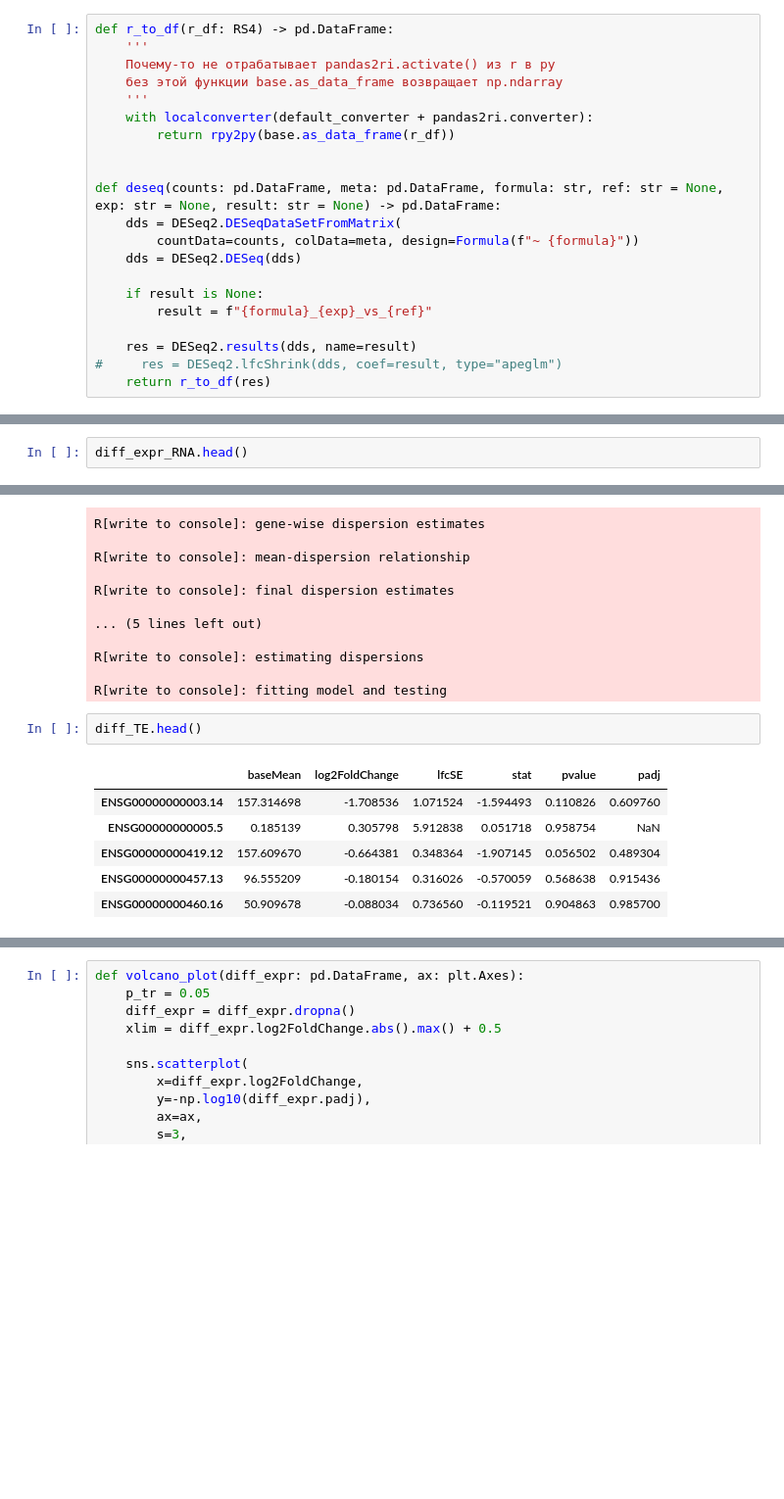
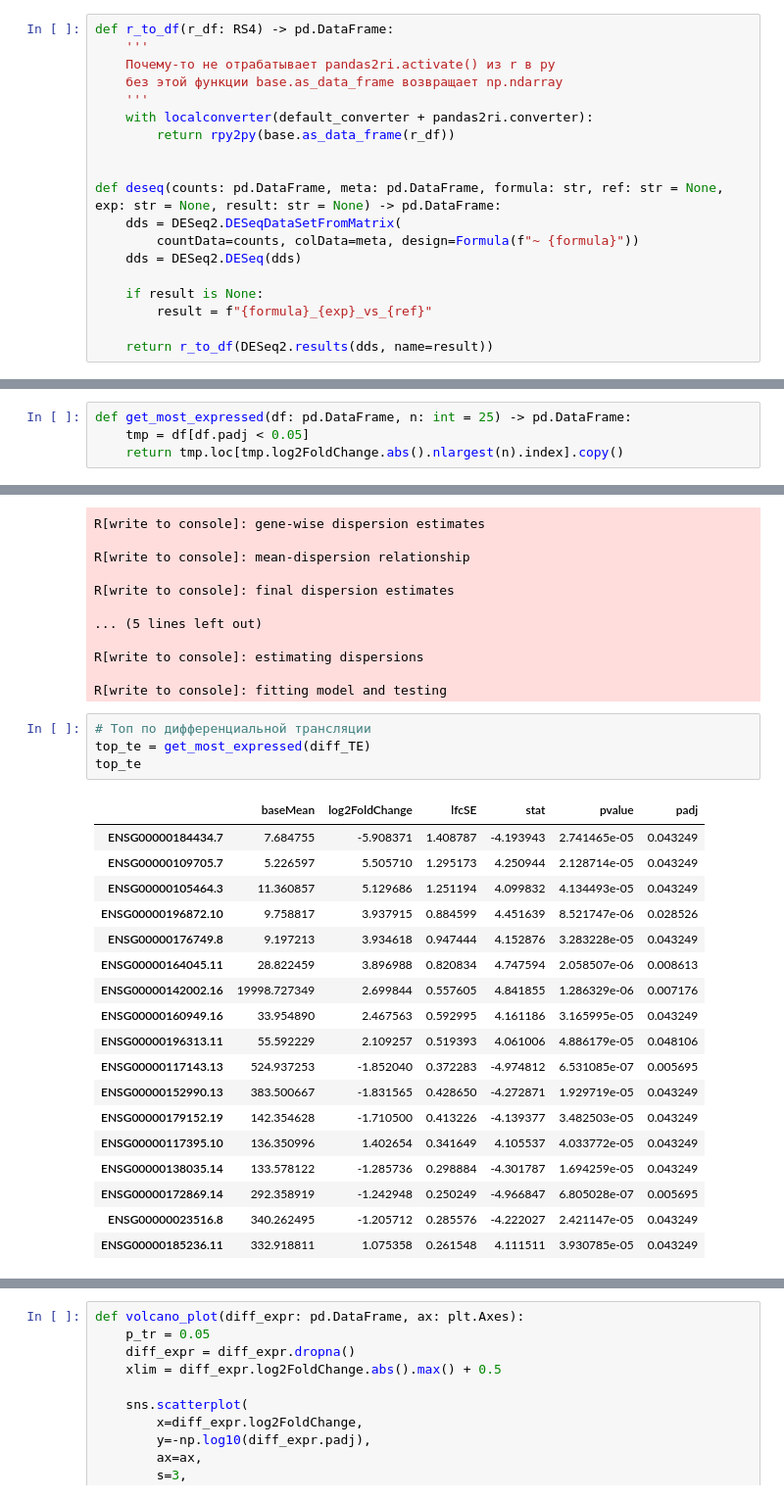
Before and after one commit to alex123012/bioinf_2022, a Jupyter notebook: RiboSeq/RiboSeq.ipynb, the cells around one changed output, grey strips where cells are left out. Shown at 98% size. Cells and saved outputs as stored; diff of their text form; blank space fills up the shorter version.

```diff
--- a/RiboSeq/RiboSeq.ipynb
+++ b/RiboSeq/RiboSeq.ipynb
@@ -241,9 +244,7 @@ def deseq(counts: pd.DataFrame, meta: pd.DataFrame, formula: str, ref: str = Non
     if result is None:
         result = f"{formula}_{exp}_vs_{ref}"
 
-    res = DESeq2.results(dds, name=result)
-#     res = DESeq2.lfcShrink(dds, coef=result, type="apeglm")
-    return r_to_df(res)
+    return r_to_df(DESeq2.results(dds, name=result))
 # %%
 def deseq_1_to_1(counts: pd.DataFrame, exp_type: str, cols_experiment: pd.Index = None) -> pd.DataFrame:
     if cols_experiment is None:
@@ -279,4 +280,6 @@ R[write to console]: estimating dispersions
 
 R[write to console]: fitting model and testing
 # %%
-diff_expr_RNA.head()
+def get_most_expressed(df: pd.DataFrame, n: int = 25) -> pd.DataFrame:
+    tmp = df[df.padj < 0.05]
+    return tmp.loc[tmp.log2FoldChange.abs().nlargest(n).index].copy()
@@ -326,11 +379,25 @@ R[write to console]: estimating dispersions
 
 R[write to console]: fitting model and testing
 # %%
-diff_TE.head()
+# Топ по дифференциальной трансляции
+top_te = get_most_expressed(diff_TE)
+top_te
 # %% [output]
 |  | baseMean | log2FoldChange | lfcSE | stat | pvalue | padj |
-| ENSG00000000003.14 | 157.314698 | -1.708536 | 1.071524 | -1.594493 | 0.110826 | 0.609760 |
-| ENSG00000000005.5 | 0.185139 | 0.305798 | 5.912838 | 0.051718 | 0.958754 | NaN |
-| ENSG00000000419.12 | 157.609670 | -0.664381 | 0.348364 | -1.907145 | 0.056502 | 0.489304 |
-| ENSG00000000457.13 | 96.555209 | -0.180154 | 0.316026 | -0.570059 | 0.568638 | 0.915436 |
-| ENSG00000000460.16 | 50.909678 | -0.088034 | 0.736560 | -0.119521 | 0.904863 | 0.985700 |
+| ENSG00000184434.7 | 7.684755 | -5.908371 | 1.408787 | -4.193943 | 2.741465e-05 | 0.043249 |
+| ENSG00000109705.7 | 5.226597 | 5.505710 | 1.295173 | 4.250944 | 2.128714e-05 | 0.043249 |
+| ENSG00000105464.3 | 11.360857 | 5.129686 | 1.251194 | 4.099832 | 4.134493e-05 | 0.043249 |
+| ENSG00000196872.10 | 9.758817 | 3.937915 | 0.884599 | 4.451639 | 8.521747e-06 | 0.028526 |
+| ENSG00000176749.8 | 9.197213 | 3.934618 | 0.947444 | 4.152876 | 3.283228e-05 | 0.043249 |
+| ENSG00000164045.11 | 28.822459 | 3.896988 | 0.820834 | 4.747594 | 2.058507e-06 | 0.008613 |
+| ENSG00000142002.16 | 19998.727349 | 2.699844 | 0.557605 | 4.841855 | 1.286329e-06 | 0.007176 |
+| ENSG00000160949.16 | 33.954890 | 2.467563 | 0.592995 | 4.161186 | 3.165995e-05 | 0.043249 |
+| ENSG00000196313.11 | 55.592229 | 2.109257 | 0.519393 | 4.061006 | 4.886179e-05 | 0.048106 |
+| ENSG00000117143.13 | 524.937253 | -1.852040 | 0.372283 | -4.974812 | 6.531085e-07 | 0.005695 |
+| ENSG00000152990.13 | 383.500667 | -1.831565 | 0.428650 | -4.272871 | 1.929719e-05 | 0.043249 |
+| ENSG00000179152.19 | 142.354628 | -1.710500 | 0.413226 | -4.139377 | 3.482503e-05 | 0.043249 |
+| ENSG00000117395.10 | 136.350996 | 1.402654 | 0.341649 | 4.105537 | 4.033772e-05 | 0.043249 |
+| ENSG00000138035.14 | 133.578122 | -1.285736 | 0.298884 | -4.301787 | 1.694259e-05 | 0.043249 |
+| ENSG00000172869.14 | 292.358919 | -1.242948 | 0.250249 | -4.966847 | 6.805028e-07 | 0.005695 |
+| ENSG00000023516.8 | 340.262495 | -1.205712 | 0.285576 | -4.222027 | 2.421147e-05 | 0.043249 |
+| ENSG00000185236.11 | 332.918811 | 1.075358 | 0.261548 | 4.111511 | 3.930785e-05 | 0.043249 |
```
Also changed, not shown: parts of 26 cells of this notebook.
